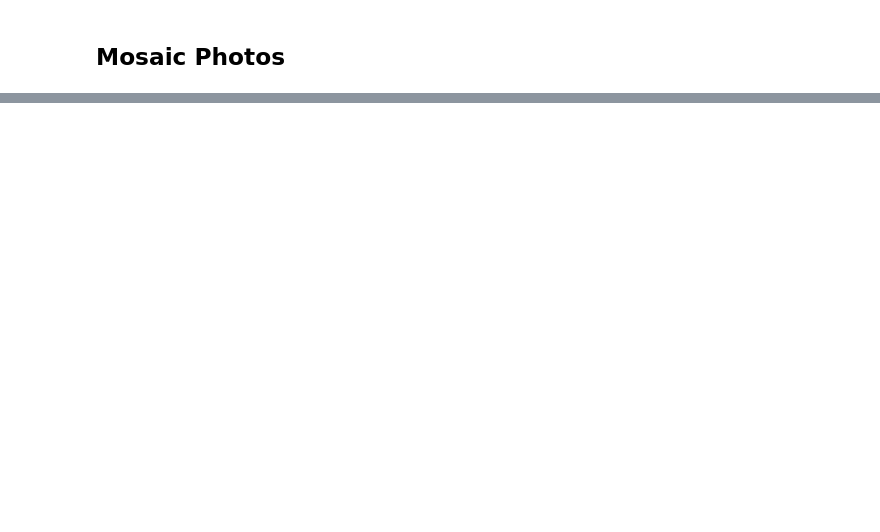
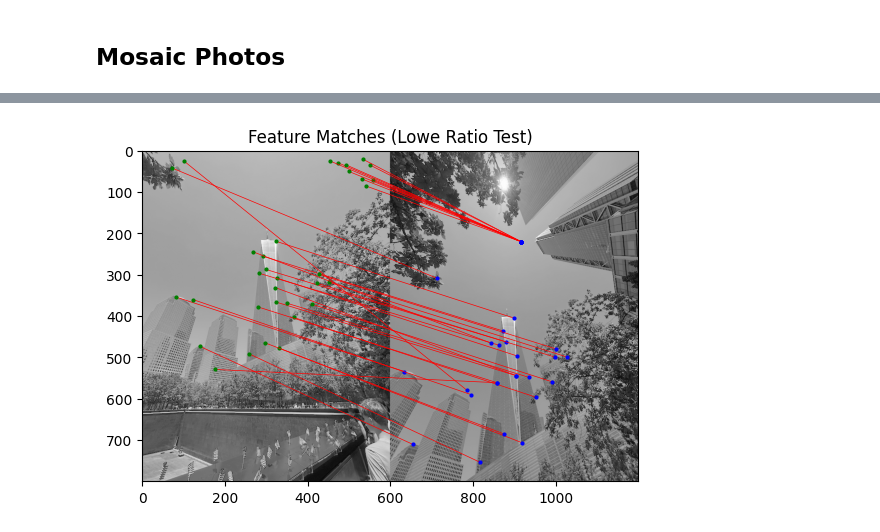
Before and after one commit to sz12433/sz12433.github.io, a Jupyter notebook: proj3/code/main.ipynb, the cells around one changed output, grey strips where cells are left out. Saved outputs shown, nothing was run; the diff lists cells and outputs as text; code cells hidden in the pictures; blank space fills up the shorter version.

```diff
--- a/proj3/code/main.ipynb
+++ b/proj3/code/main.ipynb
@@ -1089,0 +1132,28 @@ Inliers after RANSAC: 69 / 95
+# %%
+# try for campanile mosaic
+im1 = skio.imread("pics/wtc1.png", as_gray = True)
+im2 = skio.imread("pics/wtc2.png", as_gray = True)
+
+h1, coords1 = get_harris_corners(im1)
+h2, coords2 = get_harris_corners(im2)
+
+anms_coords1 = anms(coords1, h1, N = 500)
+anms_coords2 = anms(coords2, h2, N = 500)
+
+fd1, valid_coords1 = feature_descriptor(im1, anms_coords1)
+fd2, valid_coords2 = feature_descriptor(im2, anms_coords2)
+
+matches1, matches2 = match_features(fd1, fd2, valid_coords1, valid_coords2, ratio_thresh = 0.7) # decreasing ratio here to make it stricter
+
+im_combined = np.hstack((im1, im2))
+plt.imshow(im_combined, cmap = 'gray')
+plt.title("Feature Matches (Lowe Ratio Test)")
+offset = im1.shape[1]
+
+for (y1, x1), (y2, x2) in zip(matches1.T, matches2.T):
+    plt.plot([x1, x2 + offset], [y1, y2], 'r-', linewidth = 0.5)
+    plt.plot(x1, y1, 'go', markersize = 2) # green for im1
+    plt.plot(x2 + offset, y2, 'bo', markersize = 2) # blue for im2
+plt.show()
+# %% [output]
+[figure, added]
```
Also changed, not shown: parts of 11 cells of this notebook, 7 other files.
